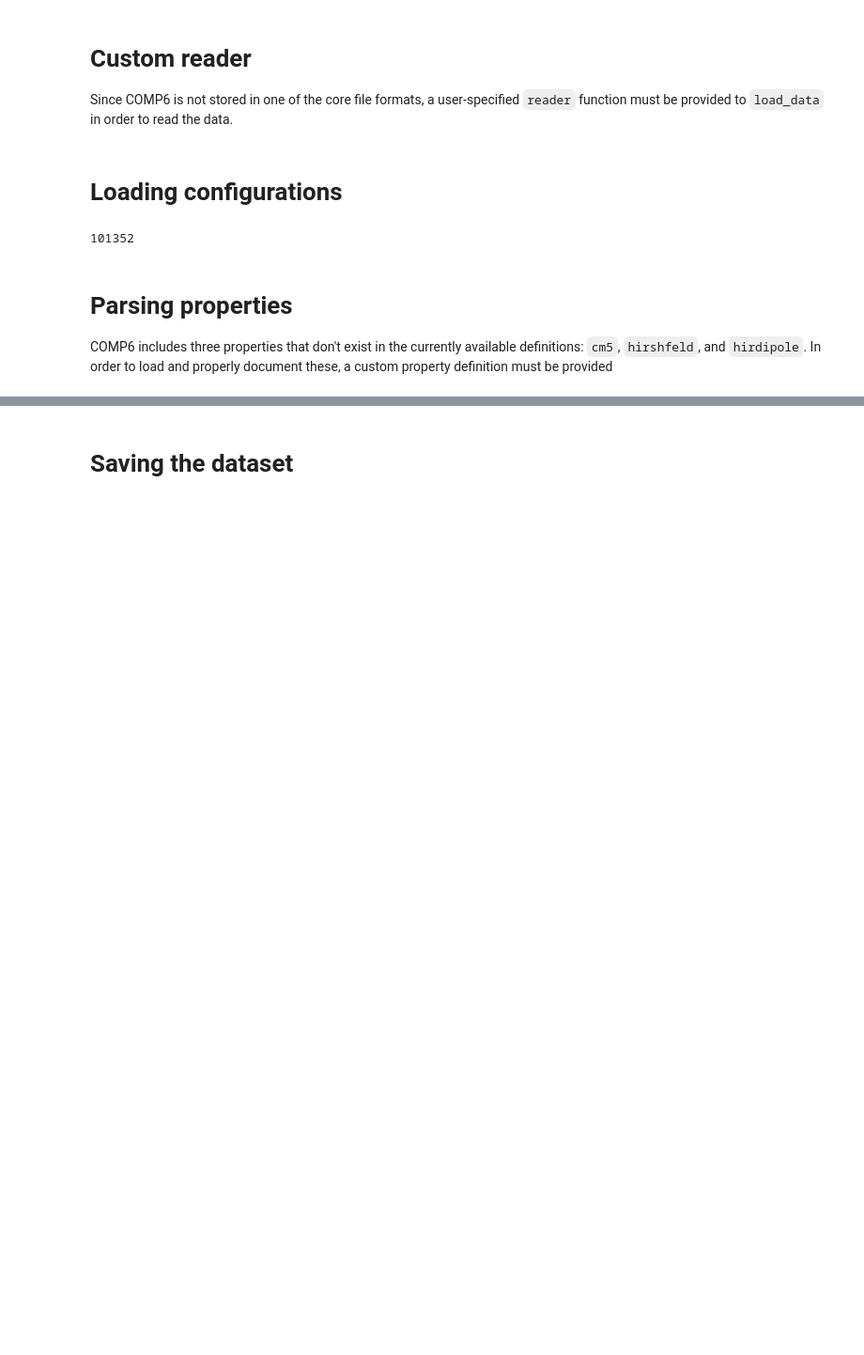
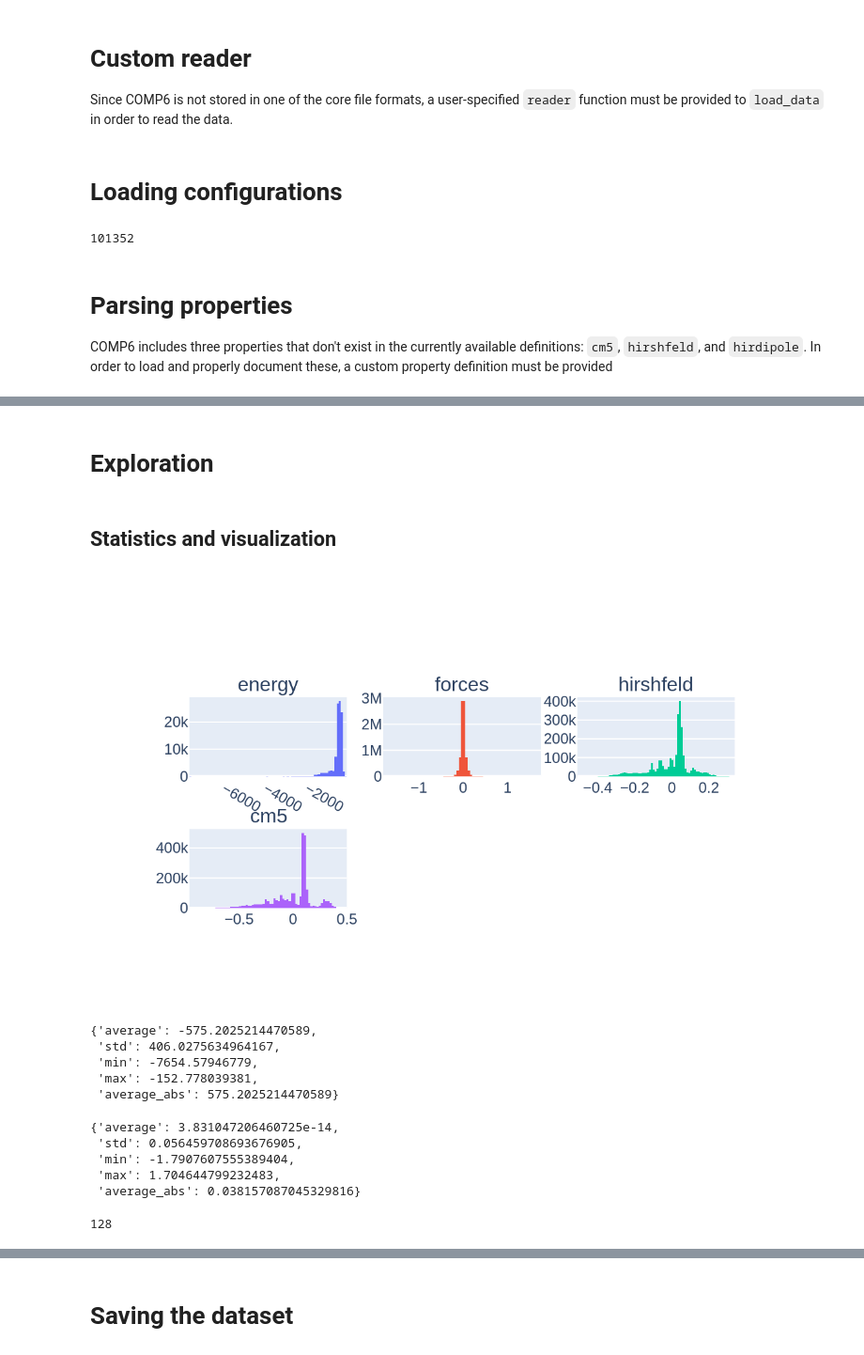
Before and after one commit to colabfit/colabfit-tools, a Jupyter notebook: colabfit/examples/comp6.ipynb, the cells around one changed output, grey strips where cells are left out. Shown: that part at 94% size. Cells and saved outputs as stored; diff of their text form; code cells hidden in the pictures; blank space fills up the shorter version.

Commit message:
Updates from COMP6 work

```diff
--- a/colabfit/examples/comp6.ipynb
+++ b/colabfit/examples/comp6.ipynb
@@ -32,7 +32,7 @@ def reader(path):
         for i in range(data['coordinates'].shape[0]):
             atoms = Atoms(symbols=data['species'], positions=data['coordinates'][i])
 
-            atoms.info['name'] = '{}_conformer_{}'.format(data['path'], i)
+            atoms.info['name'] = '{}_{}_conformer_{}'.format(os.path.split(path)[-1], data['path'], i)
 
             atoms.info['energy'] = data['energies'][i]
             atoms.arrays['forces'] = data['forces'][i]
@@ -88,6 +88,8 @@ comp6_property_definition = {
     'property-id': 'comp6-charges',
     'property-title': 'cm5, hirdipole, hirshfeld, spindensities',
     'property-description': 'Charges, dipoles, and spin densities',
+    'energy':       {'type': 'float', 'has-unit': True, 'extent': [], 'required': True, 'description': 'Configuration energy'},
+    'forces':       {'type': 'float', 'has-unit': True, 'extent': [":", 3], 'required': True, 'description': 'Atomic forces'},
     'cm5':          {'type': 'float', 'has-unit': True, 'extent': [":"], 'required': True, 'description': 'CM5 atomic charges'},
     'hirshfeld':    {'type': 'float', 'has-unit': True, 'extent': [":"], 'required': True, 'description': 'Hirshfeld atomic charges'},
     'hirdipole':    {'type': 'float', 'has-unit': True, 'extent': [":", 3], 'required': True, 'description': 'Hirshfeld atomic dipoles'},
@@ -97,11 +97,13 @@ Note that `energy` and `forces` can still be loaded by the default definition si
 # %%
 property_map = {
-    'default' : {
+#     'default' : {
+#         'energy':    {'field': 'energy',    'units': 'kcal/mol'},
+#         'forces':    {'field': 'forces',    'units': 'kcal/mol/Ang'},
+#     },
+    'comp6-charges': {
+        # Property Definition field: {'field': ASE field, 'units': ASE-readable units}
         'energy':    {'field': 'energy',    'units': 'kcal/mol'},
         'forces':    {'field': 'forces',    'units': 'kcal/mol/Ang'},
-    },
-    'comp6-charges': {
-        # Property Definition field: {'field': ASE field, 'units': ASE-readable units}
         'cm5':       {'field': 'cm5',       'units': 'elementary_charge'},
         'hirshfeld': {'field': 'hirshfeld', 'units': 'elementary_charge'},
         'hirdipole': {'field': 'hirdipole', 'units': 'elementary_charge*Ang'},
@@ -127,0 +194,4 @@ dataset.resync()
+# %% [markdown]
+# Exploration
+# %% [markdown]
+## Statistics and visualization
@@ -127,0 +200,22 @@ dataset.resync()
+# %%
+fig = dataset.plot_histograms(['energy', 'forces', 'hirshfeld', 'cm5'])
+# %%
+Image(fig.to_image(format="png", width=600, height=350, scale=2))
+# %% [output]
+[figure, added]
+# %%
+dataset.get_statistics('energy')
+# %% [output]
+{'average': -575.2025214470589,
+ 'std': 406.0275634964167,
+ 'min': -7654.57946779,
+ 'max': -152.778039381,
+ 'average_abs': 575.2025214470589}
+# %%
+dataset.get_statistics('forces')
+# %% [output]
+{'average': 3.831047206460725e-14,
+ 'std': 0.056459708693676905,
+ 'min': -1.7907607555389404,
+ 'max': 1.704644799232483,
+ 'average_abs': 0.038157087045329816}
@@ -127,0 +224,4 @@ dataset.resync()
+# %%
+sum(energies < -4000)
+# %% [output]
+128
```
Also changed, not shown: parts of 23 cells of this notebook, 2 other files.
